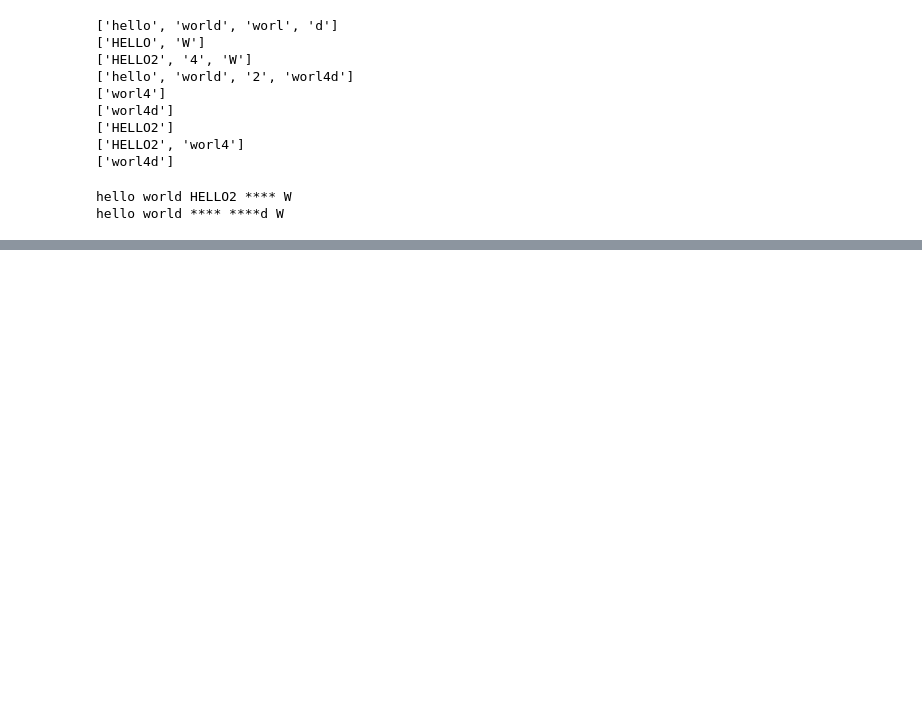
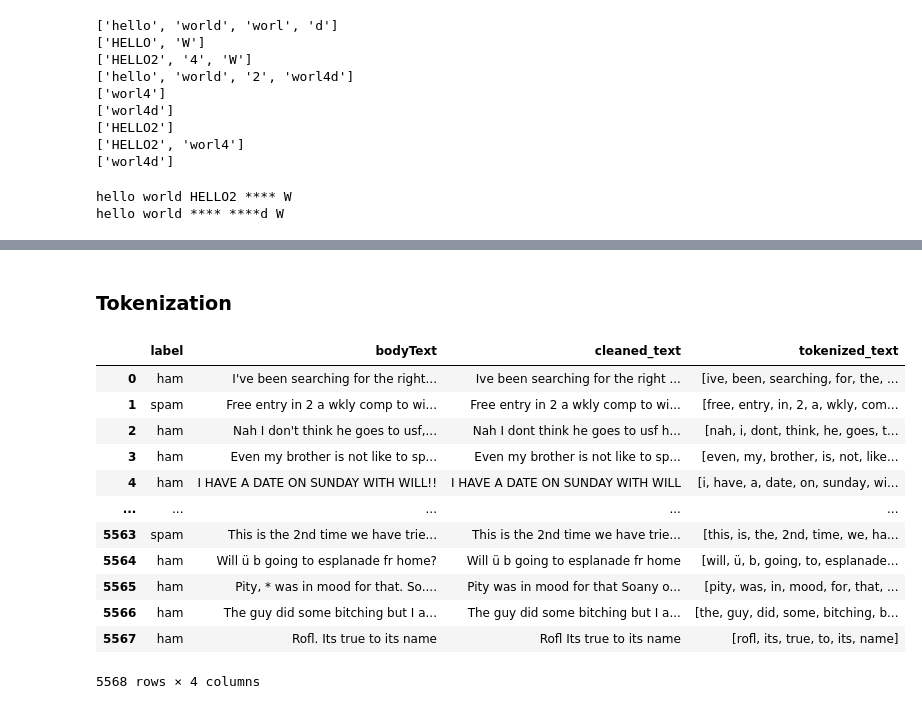
Before and after one commit to Pradnya1208/NLP-with-Python-Machine-learning-Essentials, a Jupyter notebook: NLP Basics.ipynb, the cells around one changed output, grey strips where cells are left out. Cells and saved outputs as stored; diff of their text form; code cells hidden in the pictures; blank space fills up the shorter version.

```diff
--- a/NLP Basics.ipynb
+++ b/NLP Basics.ipynb
@@ -259,0 +264,5 @@ hello world **** ****d W
+# %%
+import pandas as pd
+pd.set_option("display.max_colwidth",100)
+data_ = pd.read_csv("SMSSpamCollection.tsv", sep = "\t", header = None)
+data_.columns =['label', 'bodyText']
@@ -259,0 +292,6 @@ hello world **** ****d W
+# %%
+def punctuate(line):
+    text_ = "".join([char for char in line if char not in string.punctuation])
+    return text_
+# %%
+data_["cleaned_text"] = data_["bodyText"].apply(lambda x: punctuate(x))
@@ -259,0 +314,2 @@ hello world **** ****d W
+# %% [markdown]
+### Tokenization
@@ -259,0 +324,16 @@ hello world **** ****d W
+# %%
+data_
+# %% [output]
+|  | label | bodyText | cleaned_text | tokenized_text |
+| 0 | ham | I've been searching for the right... | Ive been searching for the right ... | [ive, been, searching, for, the, ... |
+| 1 | spam | Free entry in 2 a wkly comp to wi... | Free entry in 2 a wkly comp to wi... | [free, entry, in, 2, a, wkly, com... |
+| 2 | ham | Nah I don't think he goes to usf,... | Nah I dont think he goes to usf h... | [nah, i, dont, think, he, goes, t... |
+| 3 | ham | Even my brother is not like to sp... | Even my brother is not like to sp... | [even, my, brother, is, not, like... |
+| 4 | ham | I HAVE A DATE ON SUNDAY WITH WILL!! | I HAVE A DATE ON SUNDAY WITH WILL | [i, have, a, date, on, sunday, wi... |
+| ... | ... | ... | ... | ... |
+| 5563 | spam | This is the 2nd time we have trie... | This is the 2nd time we have trie... | [this, is, the, 2nd, time, we, ha... |
+| 5564 | ham | Will ü b going to esplanade fr home? | Will ü b going to esplanade fr home | [will, ü, b, going, to, esplanade... |
+| 5565 | ham | Pity, * was in mood for that. So.... | Pity was in mood for that Soany o... | [pity, was, in, mood, for, that, ... |
+| 5566 | ham | The guy did some bitching but I a... | The guy did some bitching but I a... | [the, guy, did, some, bitching, b... |
+| 5567 | ham | Rofl. Its true to its name | Rofl Its true to its name | [rofl, its, true, to, its, name] |
+5568 rows × 4 columns
```
Also changed, not shown: parts of 13 cells of this notebook.
